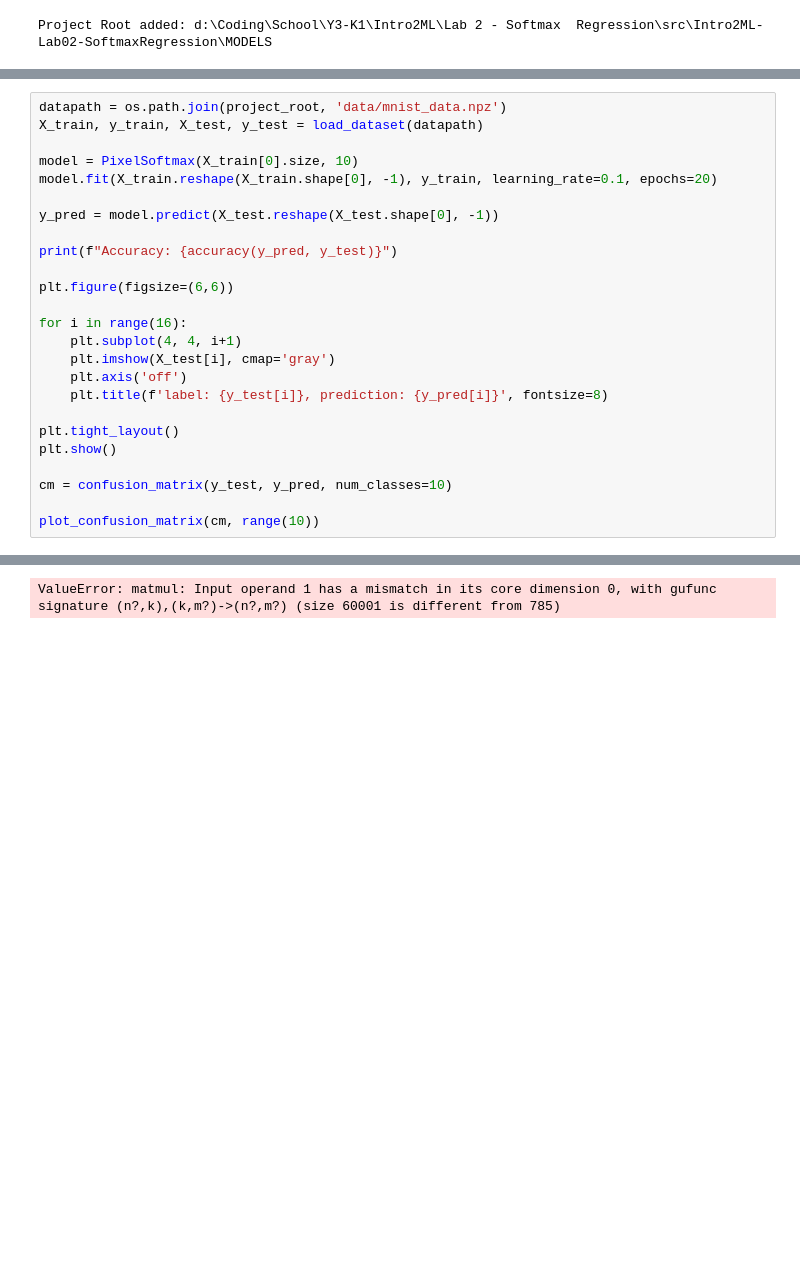
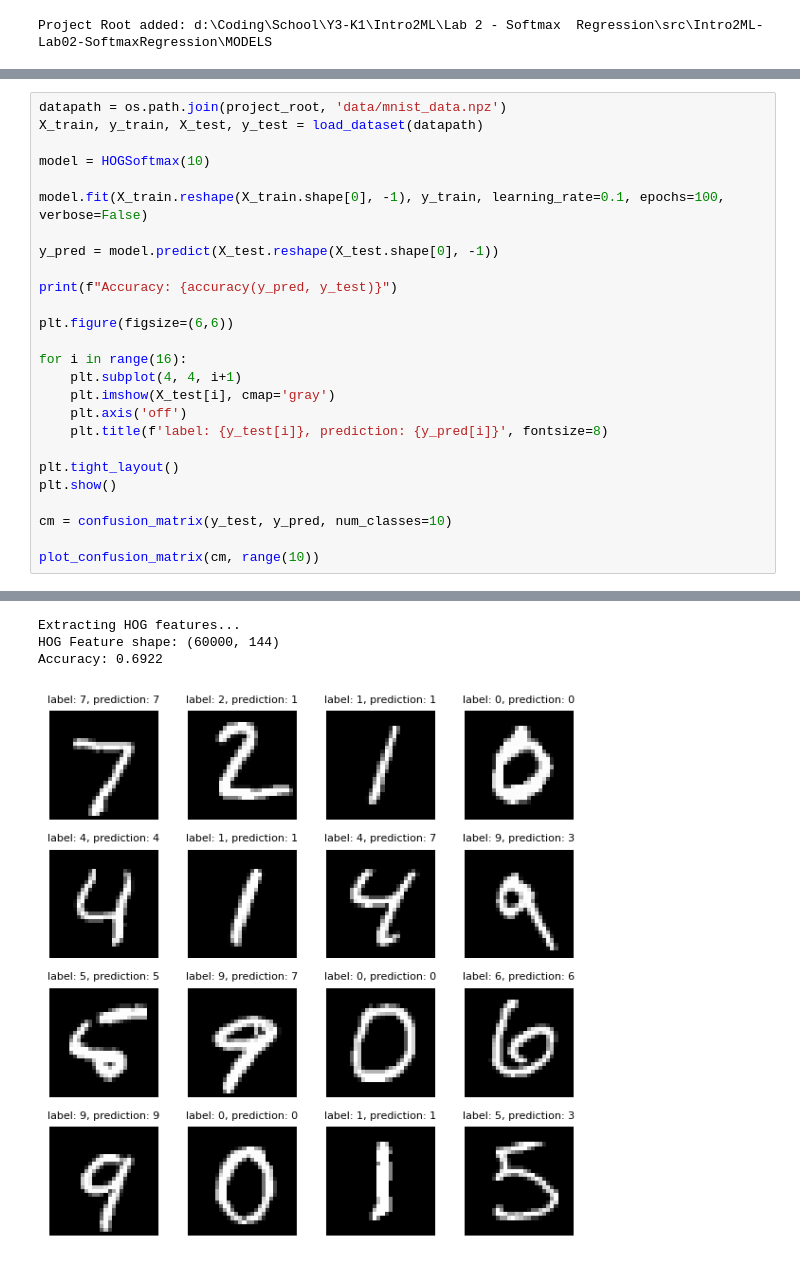
Before and after one commit to Le-Anh-Duy/Intro2ML-Lab02-SoftmaxRegression, a Jupyter notebook: MODELS/notebooks/example.ipynb, the cells around one changed output, grey strips where cells are left out. Drawn from its saved outputs; the diff is of its cells as text; blank space fills up the shorter version.

```diff
--- a/MODELS/notebooks/example.ipynb
+++ b/MODELS/notebooks/example.ipynb
@@ -28,8 +30,9 @@ from models.model_pca import PCASoftmax
 datapath = os.path.join(project_root, 'data/mnist_data.npz')
 X_train, y_train, X_test, y_test = load_dataset(datapath)
 
-model = PixelSoftmax(X_train[0].size, 10)
-model.fit(X_train.reshape(X_train.shape[0], -1), y_train, learning_rate=0.1, epochs=20)
+model = HOGSoftmax(10)
+
+model.fit(X_train.reshape(X_train.shape[0], -1), y_train, learning_rate=0.1, epochs=100, verbose=False)
 
 y_pred = model.predict(X_test.reshape(X_test.shape[0], -1))
 
@@ -55 +56,4 @@ plot_confusion_matrix(cm, range(10))
-ValueError: matmul: Input operand 1 has a mismatch in its core dimension 0, with gufunc signature (n?,k),(k,m?)->(n?,m?) (size 60001 is different from 785)
+Extracting HOG features...
+HOG Feature shape: (60000, 144)
+Accuracy: 0.6922
+[figure, added]
```
Also changed, not shown: parts of 5 cells of this notebook.
